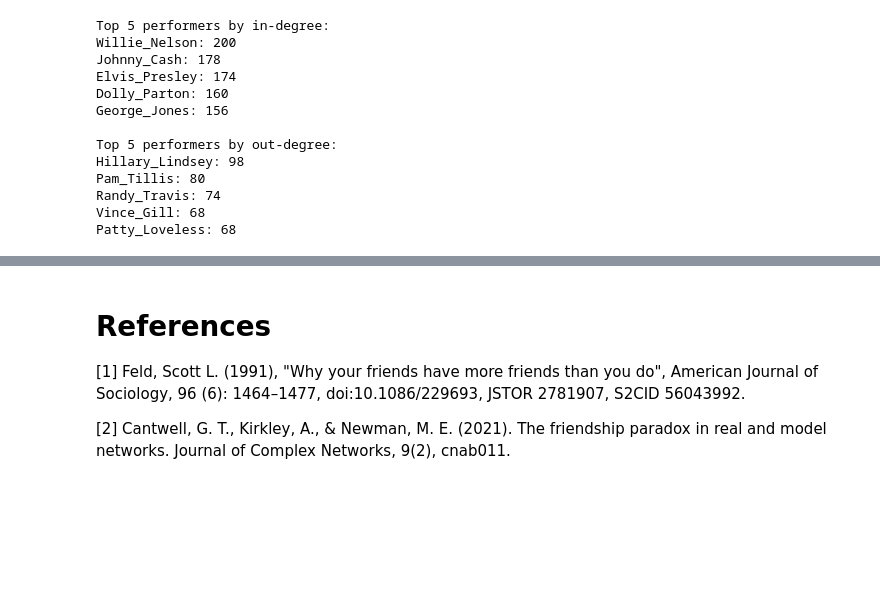
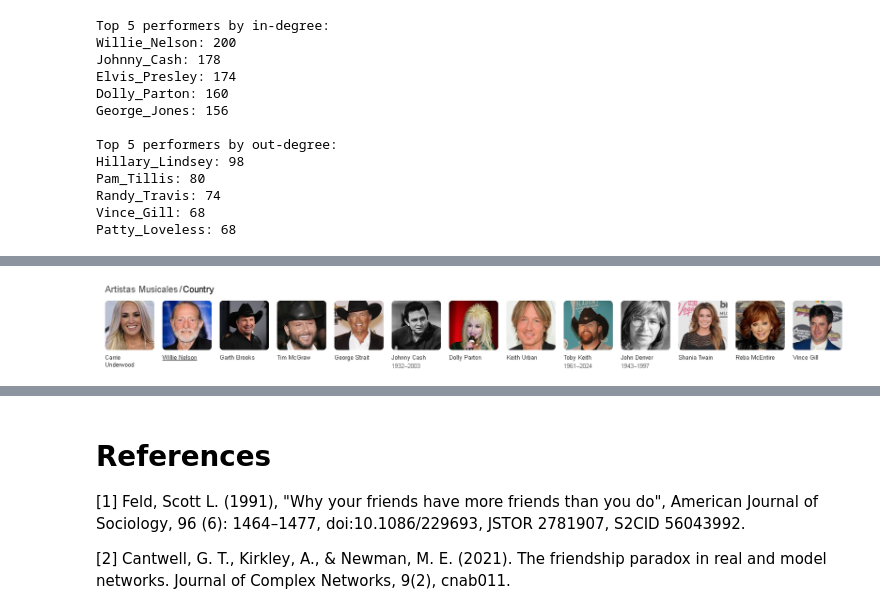
Before and after one commit to famu8/socialgraphs2024, a Jupyter notebook: Assignment1.ipynb, the cells around one changed output, grey strips where cells are left out. Drawn from its saved outputs; the diff is of its cells as text; code cells hidden in the pictures; blank space fills up the shorter version.

```diff
--- a/Assignment1.ipynb
+++ b/Assignment1.ipynb
@@ -464,0 +467,6 @@ print(f"Total edges: {H.number_of_edges()}")
+# %%
+
+image_path = r'C:\Users\famu\Documents\GitHub\socialgraphs2024\images\countryArtists.PNG'
+display(Image(filename=image_path))
+# %% [output]
+[figure, added]
```
Also changed, not shown: parts of 12 cells of this notebook, 1 other file.
